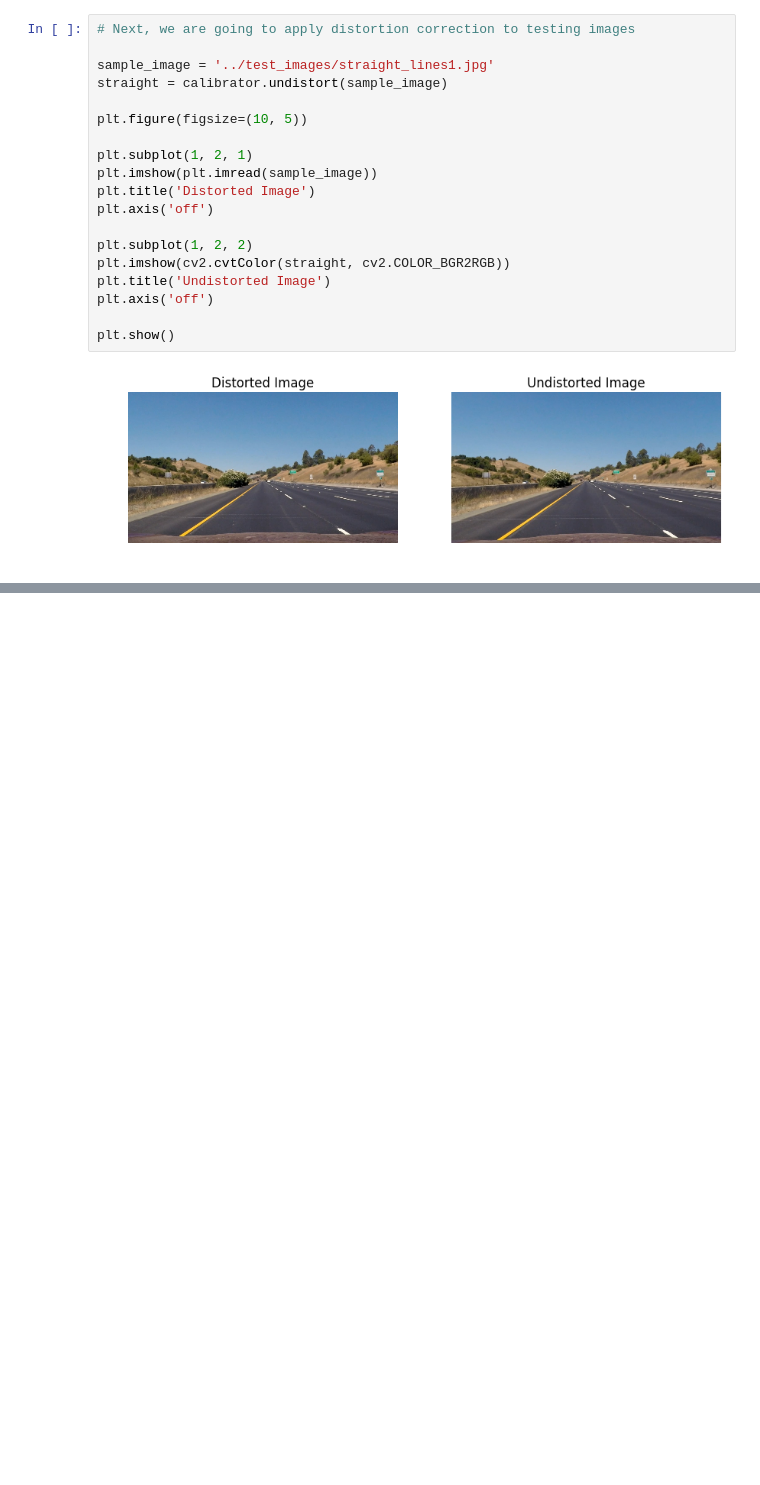
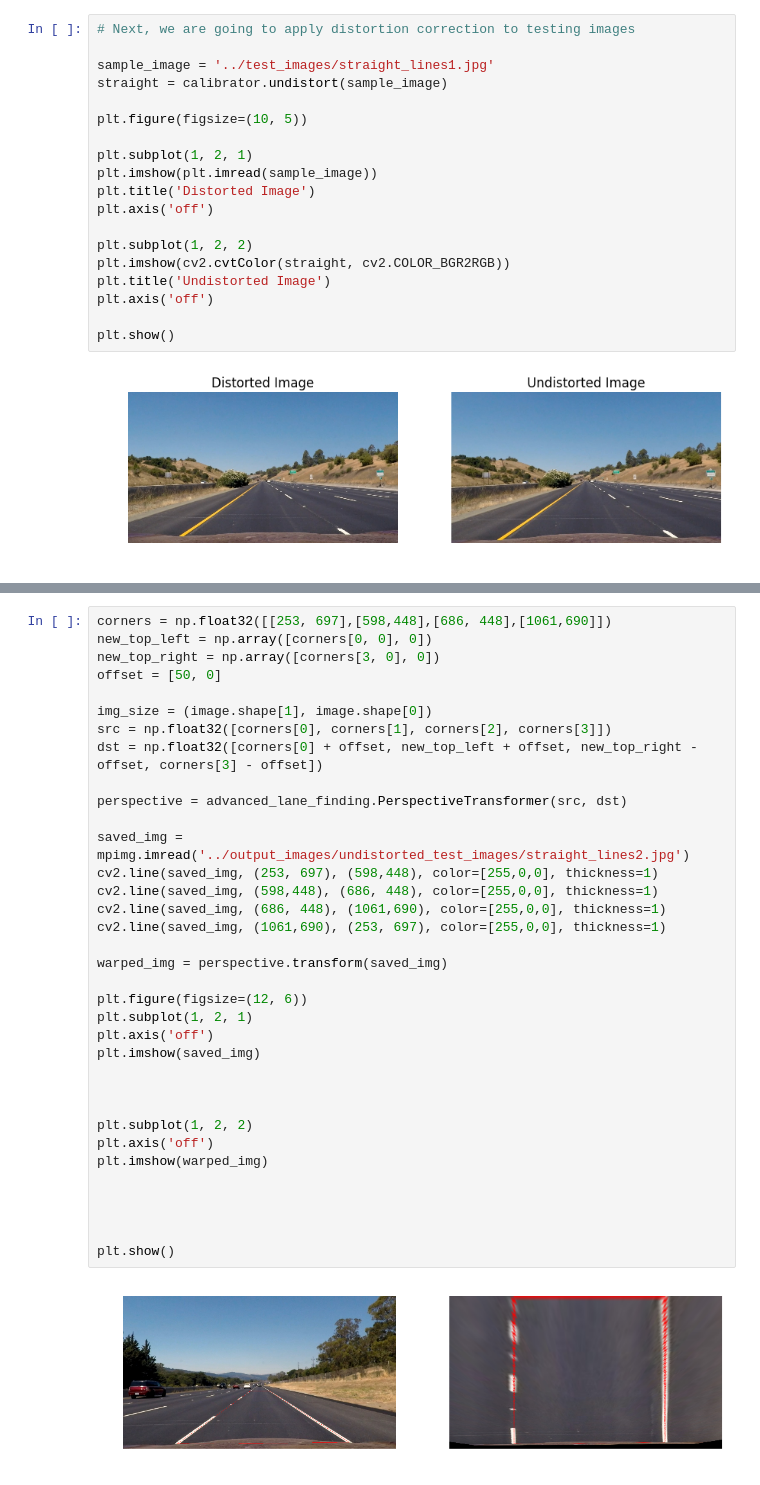
Before and after one commit to Allensmile/CarND-Advanced-Lane-Lines, a Jupyter notebook: src/Image_Analysis.ipynb, the cells around one changed output, grey strips where cells are left out. Cells and saved outputs as stored; diff of their text form; blank space fills up the shorter version.

```diff
--- a/src/Image_Analysis.ipynb
+++ b/src/Image_Analysis.ipynb
@@ -86,0 +110,37 @@ for image_loc in images_loc:
+# %%
+corners = np.float32([[253, 697],[598,448],[686, 448],[1061,690]])
+new_top_left = np.array([corners[0, 0], 0])
+new_top_right = np.array([corners[3, 0], 0])
+offset = [50, 0]
+
+img_size = (image.shape[1], image.shape[0])
+src = np.float32([corners[0], corners[1], corners[2], corners[3]])
+dst = np.float32([corners[0] + offset, new_top_left + offset, new_top_right - offset, corners[3] - offset])
+
+perspective = advanced_lane_finding.PerspectiveTransformer(src, dst)
+
+saved_img = mpimg.imread('../output_images/undistorted_test_images/straight_lines2.jpg')
+cv2.line(saved_img, (253, 697), (598,448), color=[255,0,0], thickness=1)
+cv2.line(saved_img, (598,448), (686, 448), color=[255,0,0], thickness=1)
+cv2.line(saved_img, (686, 448), (1061,690), color=[255,0,0], thickness=1)
+cv2.line(saved_img, (1061,690), (253, 697), color=[255,0,0], thickness=1)
+
+warped_img = perspective.transform(saved_img)
+
+plt.figure(figsize=(12, 6))
+plt.subplot(1, 2, 1)
+plt.axis('off')
+plt.imshow(saved_img)
+
+
+
+plt.subplot(1, 2, 2)
+plt.axis('off')
+plt.imshow(warped_img)
+
+
+
+
+plt.show()
+# %% [output]
+[figure, added]
```
Also changed, not shown: parts of 3 cells of this notebook, 1 other file.
